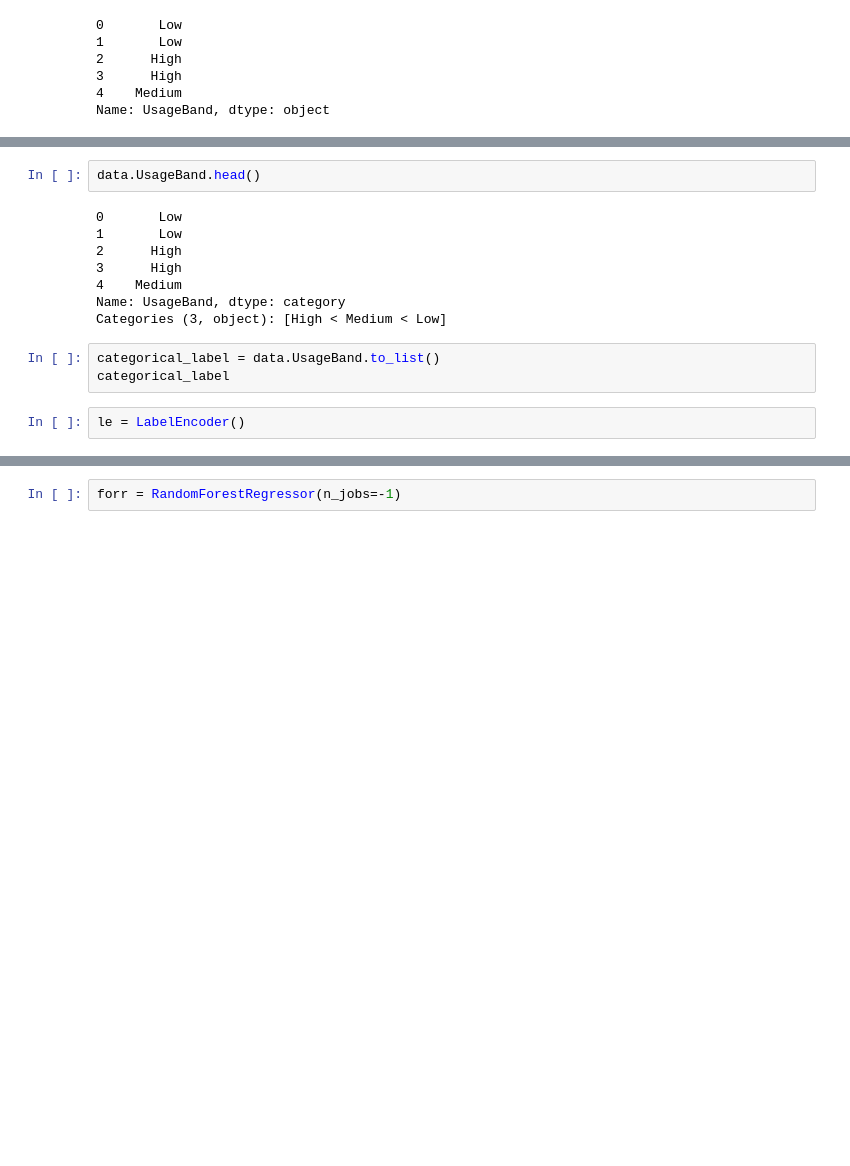
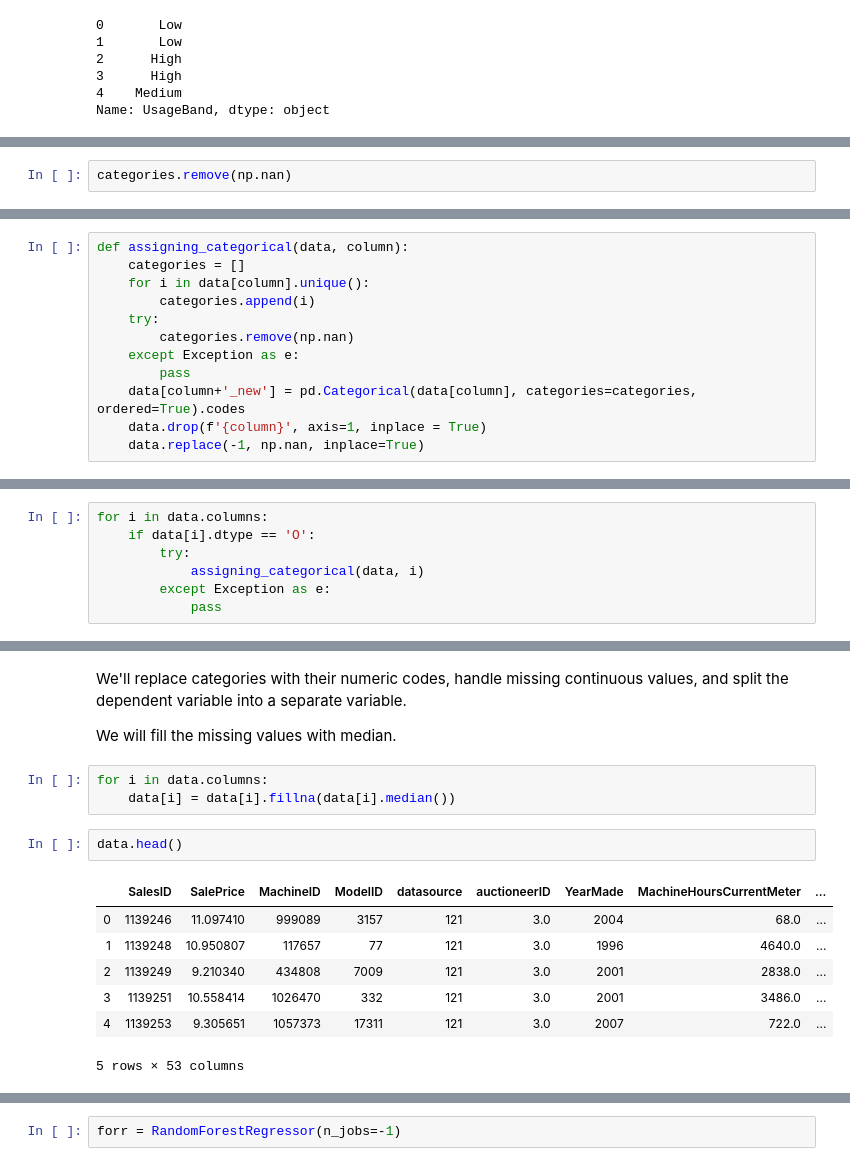
Before and after one commit to Nielspace/Learning-DataScience, a Jupyter notebook: Module 01/03 Intro To Random Forrest.ipynb, the cells around one changed output, grey strips where cells are left out. Drawn from its saved outputs; the diff is of its cells as text; blank space fills up the shorter version.

```diff
--- a/Module 01/03 Intro To Random Forrest.ipynb
+++ b/Module 01/03 Intro To Random Forrest.ipynb
@@ -131,0 +179,2 @@ data.UsageBand = pd.Categorical(data.UsageBand,
+# %%
+categories.remove(np.nan)
@@ -131,0 +189,12 @@ data.UsageBand = pd.Categorical(data.UsageBand,
+# %%
+def assigning_categorical(data, column):
+    categories = []
+    for i in data[column].unique():
+        categories.append(i)
+    try:
+        categories.remove(np.nan)
+    except Exception as e:
+        pass
+    data[column+'_new'] = pd.Categorical(data[column], categories=categories, ordered=True).codes
+    data.drop(f'{column}', axis=1, inplace = True)
+    data.replace(-1, np.nan, inplace=True)
@@ -131,0 +207,7 @@ data.UsageBand = pd.Categorical(data.UsageBand,
+# %%
+for i in data.columns:
+    if data[i].dtype == 'O':
+        try:
+            assigning_categorical(data, i)
+        except Exception as e:
+            pass
@@ -132,15 +274,17 @@ data.UsageBand = pd.Categorical(data.UsageBand,
+# %% [markdown]
+We'll replace categories with their numeric codes, handle missing continuous values, and split the dependent variable into a separate variable.
+
+We will fill the missing values with median.
+# %%
+for i in data.columns:
+    data[i] = data[i].fillna(data[i].median())
 # %%
-data.UsageBand.head()
+data.head()
 # %% [output]
+|  | SalesID | SalePrice | MachineID | ModelID | datasource | auctioneerID | YearMade | MachineHoursCurrentMeter | ... |
+| 0 | 1139246 | 11.097410 | 999089 | 3157 | 121 | 3.0 | 2004 | 68.0 | ... |
+| 1 | 1139248 | 10.950807 | 117657 | 77 | 121 | 3.0 | 1996 | 4640.0 | ... |
+| 2 | 1139249 | 9.210340 | 434808 | 7009 | 121 | 3.0 | 2001 | 2838.0 | ... |
+| 3 | 1139251 | 10.558414 | 1026470 | 332 | 121 | 3.0 | 2001 | 3486.0 | ... |
+| 4 | 1139253 | 9.305651 | 1057373 | 17311 | 121 | 3.0 | 2007 | 722.0 | ... |
-0       Low
-1       Low
-2      High
-3      High
-4    Medium
-Name: UsageBand, dtype: category
-Categories (3, object): [High < Medium < Low]
+5 rows × 53 columns
-# %%
-categorical_label = data.UsageBand.to_list()
-categorical_label
-# %%
-le = LabelEncoder()
```
Also changed, not shown: parts of 27 cells of this notebook.
